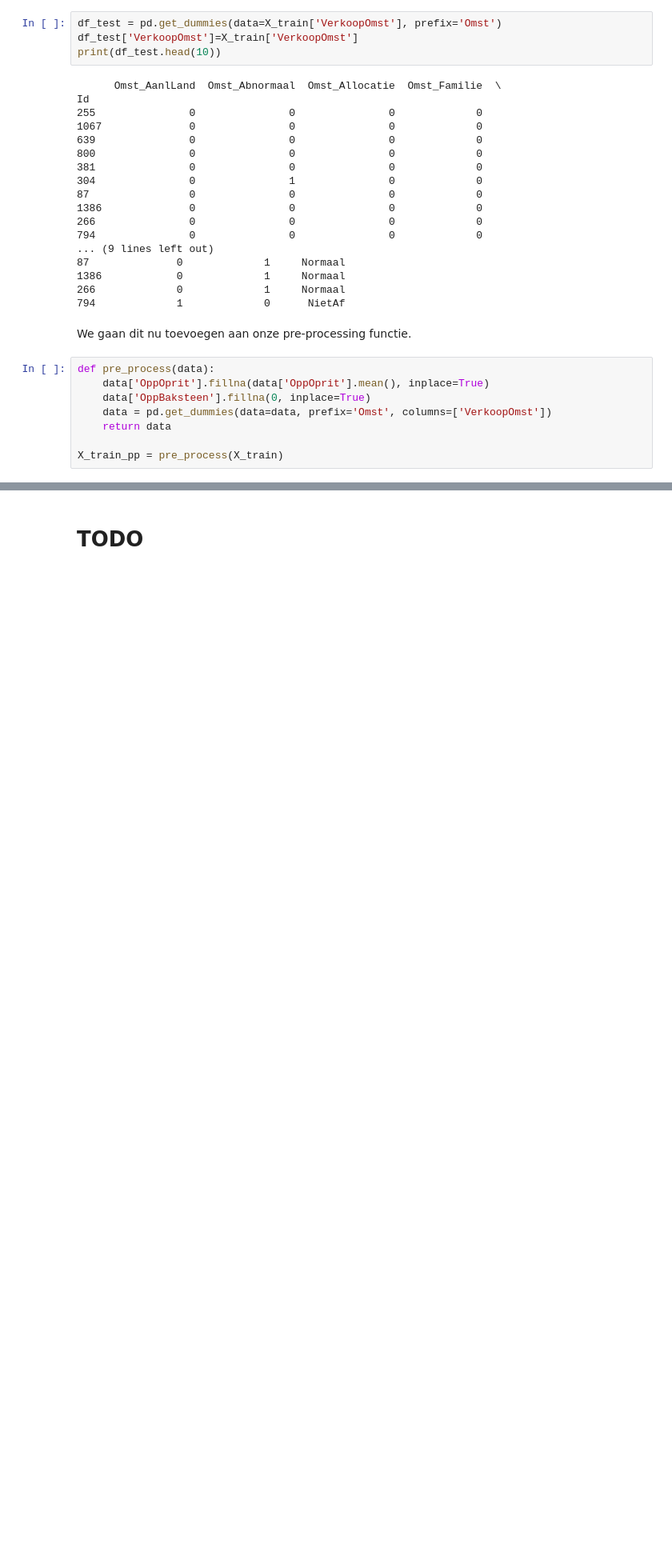
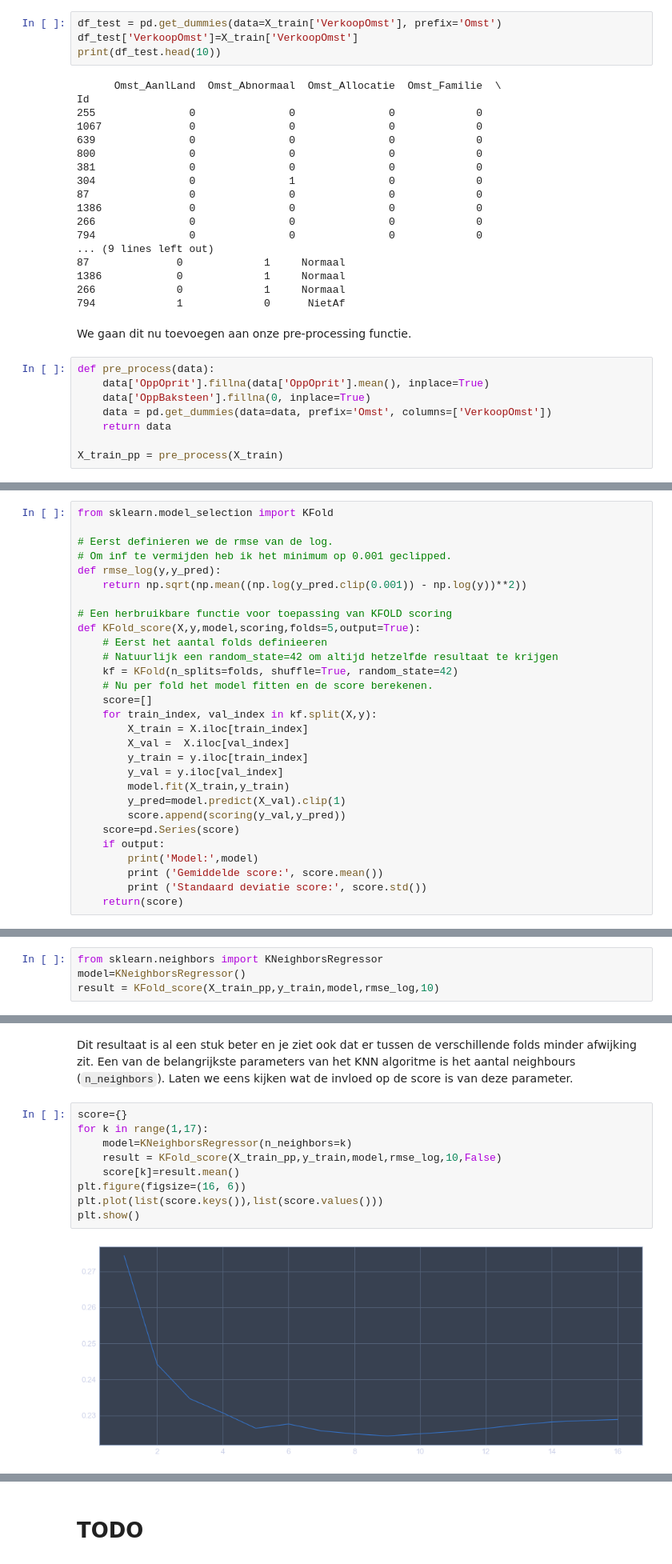
Before and after one commit to pvdwijdeven/Magion, a Jupyter notebook: SIG ML intro.ipynb, the cells around one changed output, grey strips where cells are left out. Shown at 80% size. Saved outputs shown, nothing was run; the diff lists cells and outputs as text; blank space fills up the shorter version.

```diff
--- a/SIG ML intro.ipynb
+++ b/SIG ML intro.ipynb
@@ -725,0 +687,29 @@ print(cvs.mean())
+# %%
+from sklearn.model_selection import KFold
+
+# Eerst definieren we de rmse van de log.
+# Om inf te vermijden heb ik het minimum op 0.001 geclipped.
+def rmse_log(y,y_pred):
+    return np.sqrt(np.mean((np.log(y_pred.clip(0.001)) - np.log(y))**2))
+
+# Een herbruikbare functie voor toepassing van KFOLD scoring
+def KFold_score(X,y,model,scoring,folds=5,output=True):
+    # Eerst het aantal folds definieeren
+    # Natuurlijk een random_state=42 om altijd hetzelfde resultaat te krijgen
+    kf = KFold(n_splits=folds, shuffle=True, random_state=42)
+    # Nu per fold het model fitten en de score berekenen.
+    score=[]
+    for train_index, val_index in kf.split(X,y):
+        X_train = X.iloc[train_index]
+        X_val =  X.iloc[val_index]
+        y_train = y.iloc[train_index]
+        y_val = y.iloc[val_index]
+        model.fit(X_train,y_train)
+        y_pred=model.predict(X_val).clip(1)
+        score.append(scoring(y_val,y_pred))
+    score=pd.Series(score)
+    if output:
+        print('Model:',model)
+        print ('Gemiddelde score:', score.mean())
+        print ('Standaard deviatie score:', score.std())
+    return(score)
@@ -725,0 +747,4 @@ print(cvs.mean())
+# %%
+from sklearn.neighbors import KNeighborsRegressor
+model=KNeighborsRegressor()
+result = KFold_score(X_train_pp,y_train,model,rmse_log,10)
@@ -725,0 +757,15 @@ print(cvs.mean())
+# %% [markdown]
+Dit resultaat is al een stuk beter en je ziet ook dat er tussen de verschillende folds minder afwijking zit.
+Een van de belangrijkste parameters van het KNN algoritme is het aantal neighbours (`n_neighbors`).
+Laten we eens kijken wat de invloed op de score is van deze parameter.
+# %%
+score={}
+for k in range(1,17):
+    model=KNeighborsRegressor(n_neighbors=k)
+    result = KFold_score(X_train_pp,y_train,model,rmse_log,10,False)
+    score[k]=result.mean()
+plt.figure(figsize=(16, 6))
+plt.plot(list(score.keys()),list(score.values()))
+plt.show()
+# %% [output]
+[figure, added]
```
Also changed, not shown: parts of 15 cells of this notebook.
